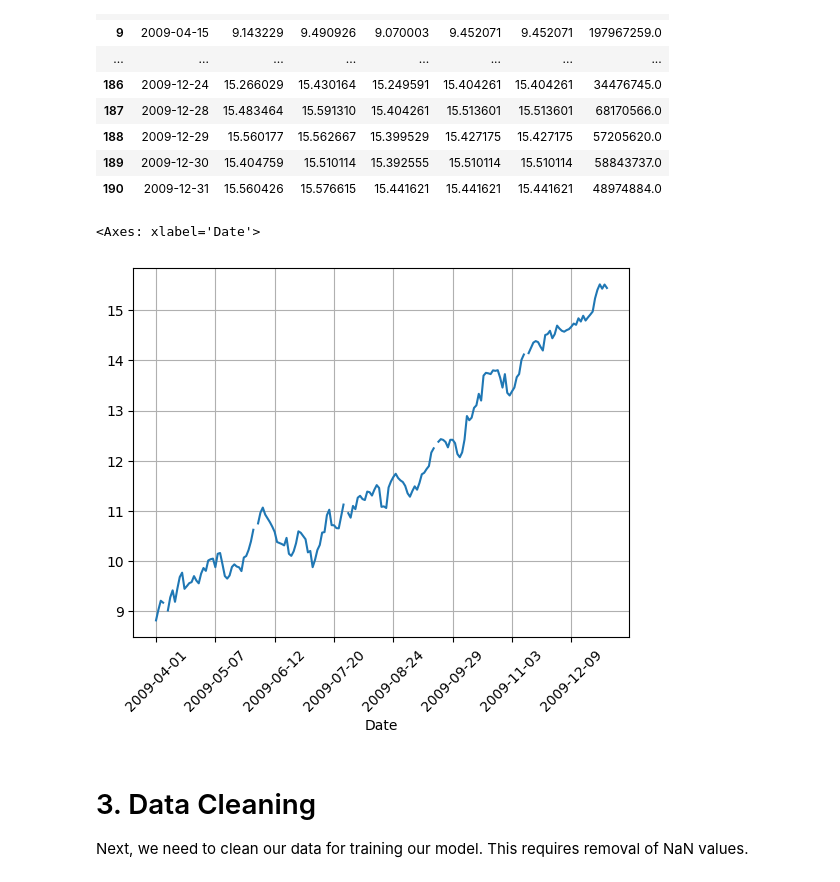
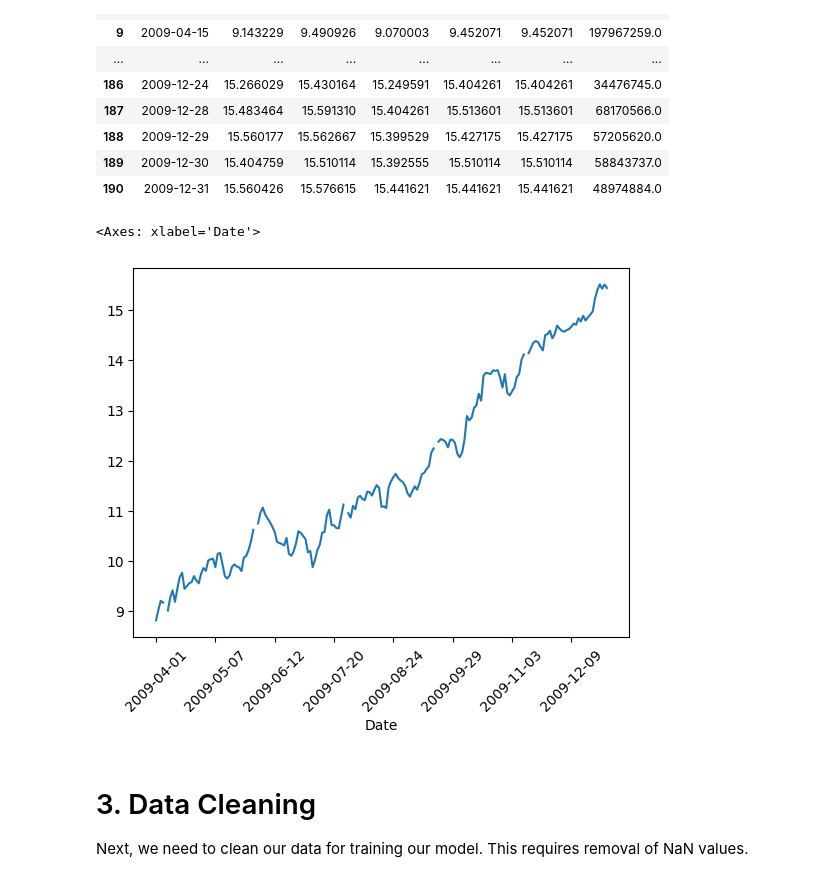
Before and after one commit to bigboy92/fend-matching-game, a Jupyter notebook: project_nb.ipynb, the cells around one changed output. Cells and saved outputs as stored; diff of their text form; code cells hidden in the pictures.

```diff
--- a/project_nb.ipynb
+++ b/project_nb.ipynb
@@ -60,10 +60,10 @@ display_df(data)
 data.set_index('Date', inplace=True)
 # %%
 # Plot the Close Data
-data['Close'].plot(rot=45, grid=True)
+data['Close'].plot(rot=45)
 # %% [output]
 <Axes: xlabel='Date'>
-[figure, old version]
+[figure, new version]
 # %% [markdown]
 # 3. Data Cleaning
 Next, we need to clean our data for training our model. This requires removal of NaN values.
```
Also changed, not shown: parts of 21 cells of this notebook.
